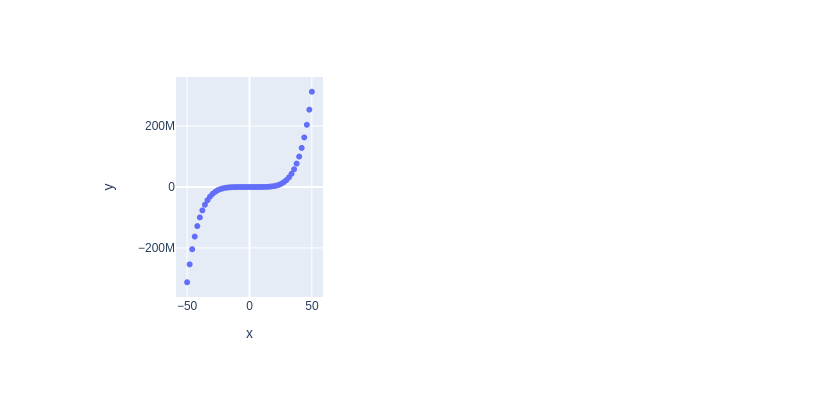
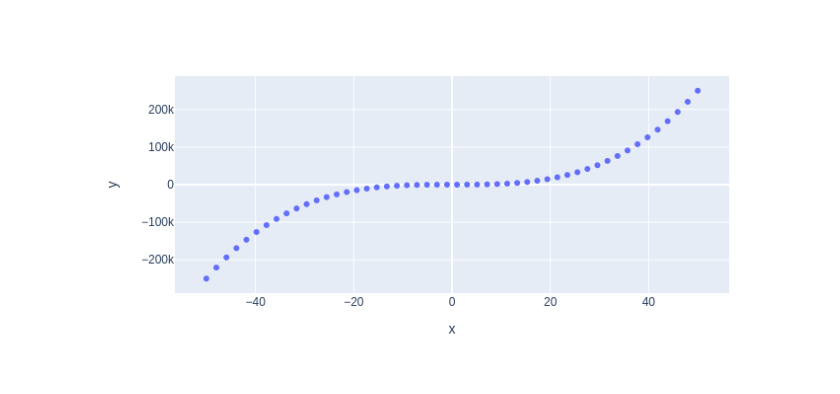
Before and after one commit to alousta/my-notebooks-repo, a Jupyter notebook: experiment1.ipynb, the cells around one changed output. Drawn from its saved outputs; the diff is of its cells as text; code cells hidden in the pictures.

```diff
--- a/experiment1.ipynb
+++ b/experiment1.ipynb
@@ -6,7 +6,7 @@ import plotly.express as px
 x = np.linspace(start=-50, stop=50)
 
 # y-axis data points
-y = x ** 5 + x ** 3
+y = x ** 3 + x ** 3
 
 # define the plot
 fig = px.scatter(x=x, y=y)
@@ -16 +17 @@ fig.show()
-[figure, old version]
+[figure, new version]
```
Also changed, not shown: parts of 1 cell of this notebook.
